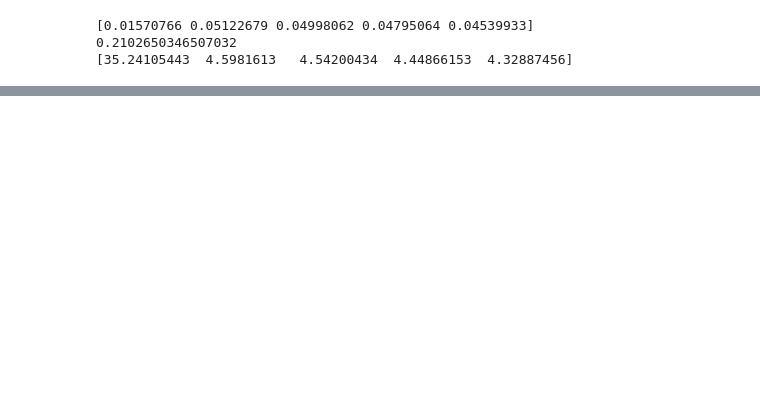
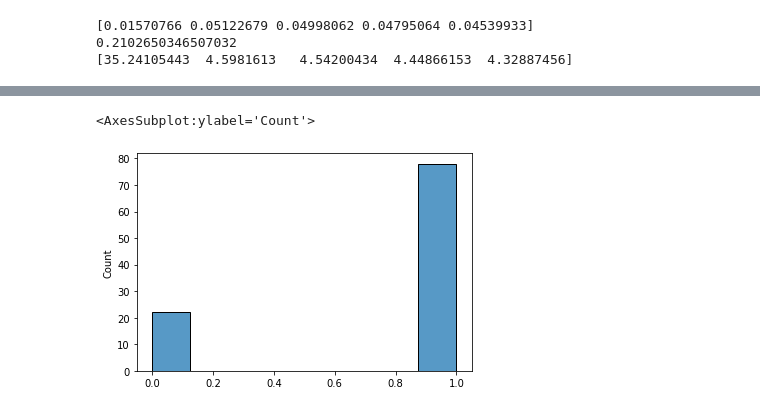
Before and after one commit to lucasgsfelix/Conceitos-Matem-ticos-para-Data-Science, a Jupyter notebook: Curso - Matemática para data science.ipynb, the cells around one changed output, grey strips where cells are left out. Cells and saved outputs as stored; diff of their text form; code cells hidden in the pictures; blank space fills up the shorter version.

```diff
--- a/Curso - Matemática para data science.ipynb
+++ b/Curso - Matemática para data science.ipynb
@@ -934,0 +1170,16 @@ Em conclusão, com intervalo de confiança de 95% a média populacional está en
+# %%
+def dist_moeda_viciada(amount_iterations=100):
+
+    probabilities = []
+
+    for _ in range(0, amount_iterations):
+
+        if np.random.randint(0, 2) == 1:
+
+            probabilities.append(1)
+
+        else:
+
+            probabilities.append(np.random.randint(0, 2))
+
+    return probabilities
@@ -934,0 +1191,5 @@ Em conclusão, com intervalo de confiança de 95% a média populacional está en
+# %%
+sns.histplot(dist_moeda_viciada())
+# %% [output]
+<AxesSubplot:ylabel='Count'>
+[figure, added]
```
Also changed, not shown: parts of 27 cells of this notebook, 1 other file.
